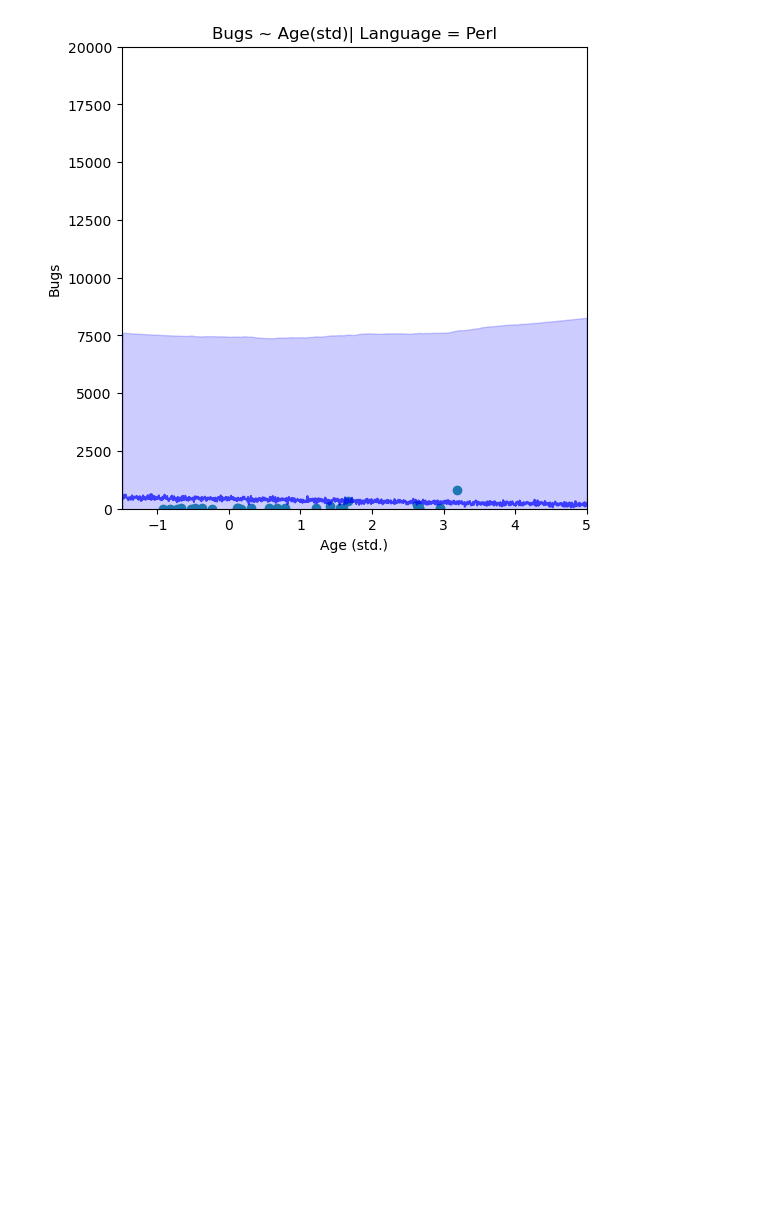
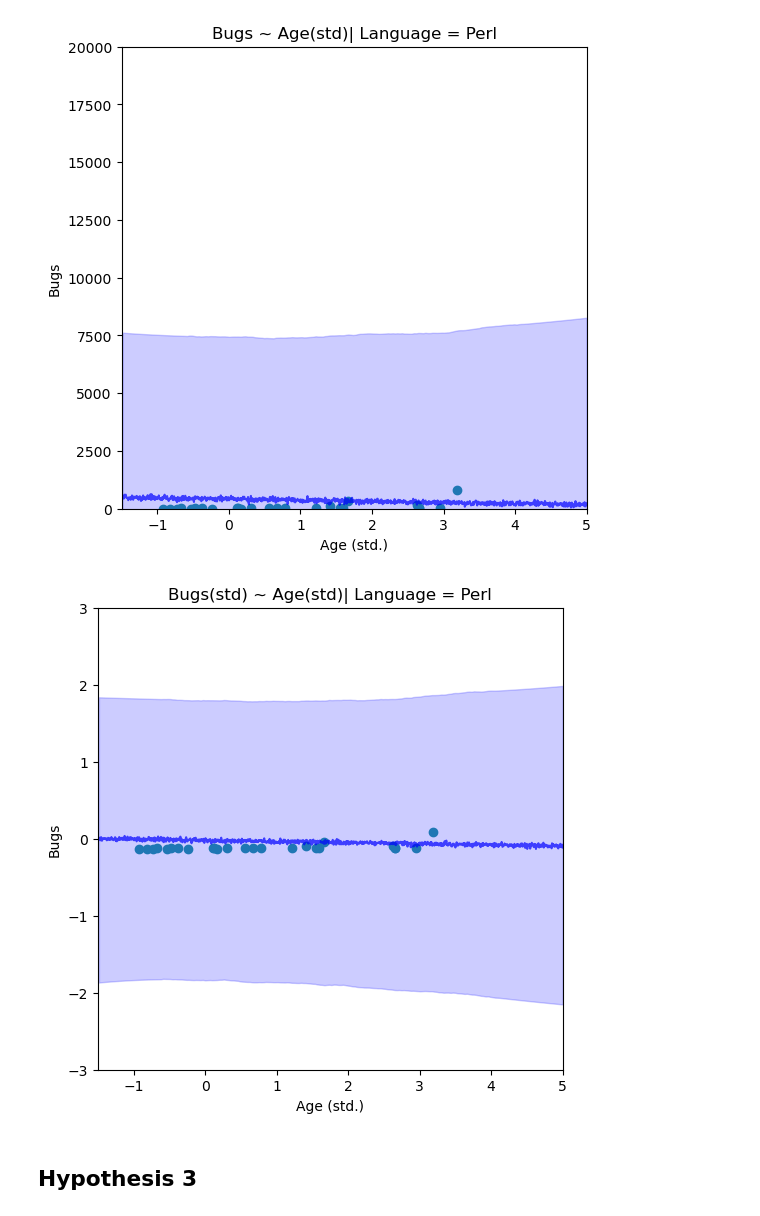
Before and after one commit to ah140797/PPExam24, a Jupyter notebook: anders.ipynb, the cells around one changed output. Saved outputs shown, nothing was run; the diff lists cells and outputs as text; code cells hidden in the pictures; blank space fills up the shorter version.

```diff
--- a/anders.ipynb
+++ b/anders.ipynb
@@ -199,3 +214,21 @@ plt.ylabel('Bugs')
 plt.title("Bugs ~ Age(std)| Language = Perl");
 # %% [output]
 [figure]
+# %%
+plt.figure(figsize=(6,6))
+
+az.plot_hdi(x_seq, post_pred_B, color = 'b', fill_kwargs={'alpha': 0.2}, ax=plt)
+plt.plot(x_seq, post_pred_B_mean, color = 'b', alpha=0.7, label='mean')
+plt.scatter(df[df['language']=='Perl'].age_std, df[df['language']=='Perl'].bug_std)
+
+
+plt.xlim(-1.5,5.0)
+#plt.ylim(0,20000)
+plt.ylim(-3.0,3.0)
+plt.xlabel('Age (std.)')
+plt.ylabel('Bugs')
+plt.title("Bugs(std) ~ Age(std)| Language = Perl");
+# %% [output]
+[figure, added]
+# %% [markdown]
+## Hypothesis 3
```
Also changed, not shown: parts of 24 cells of this notebook.
